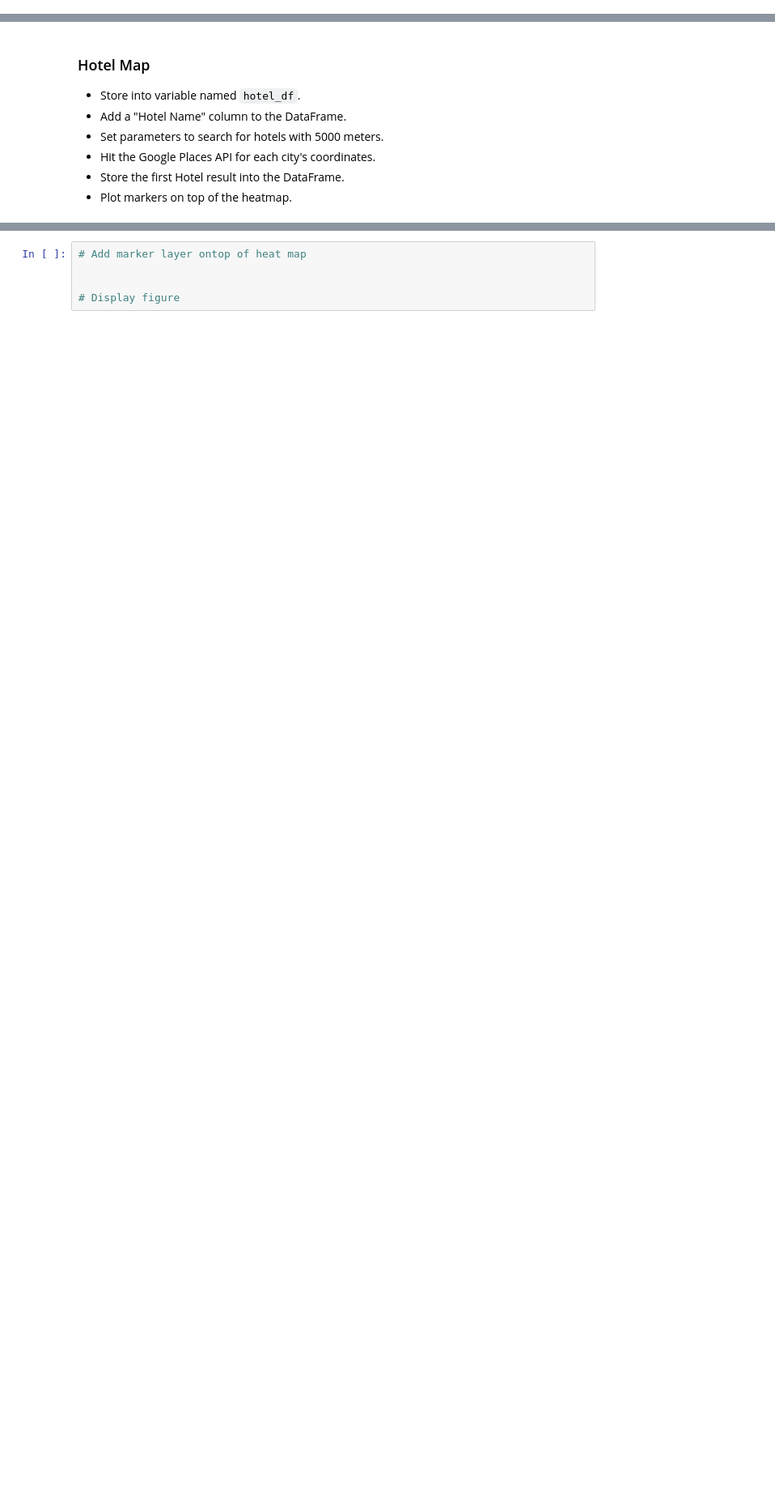
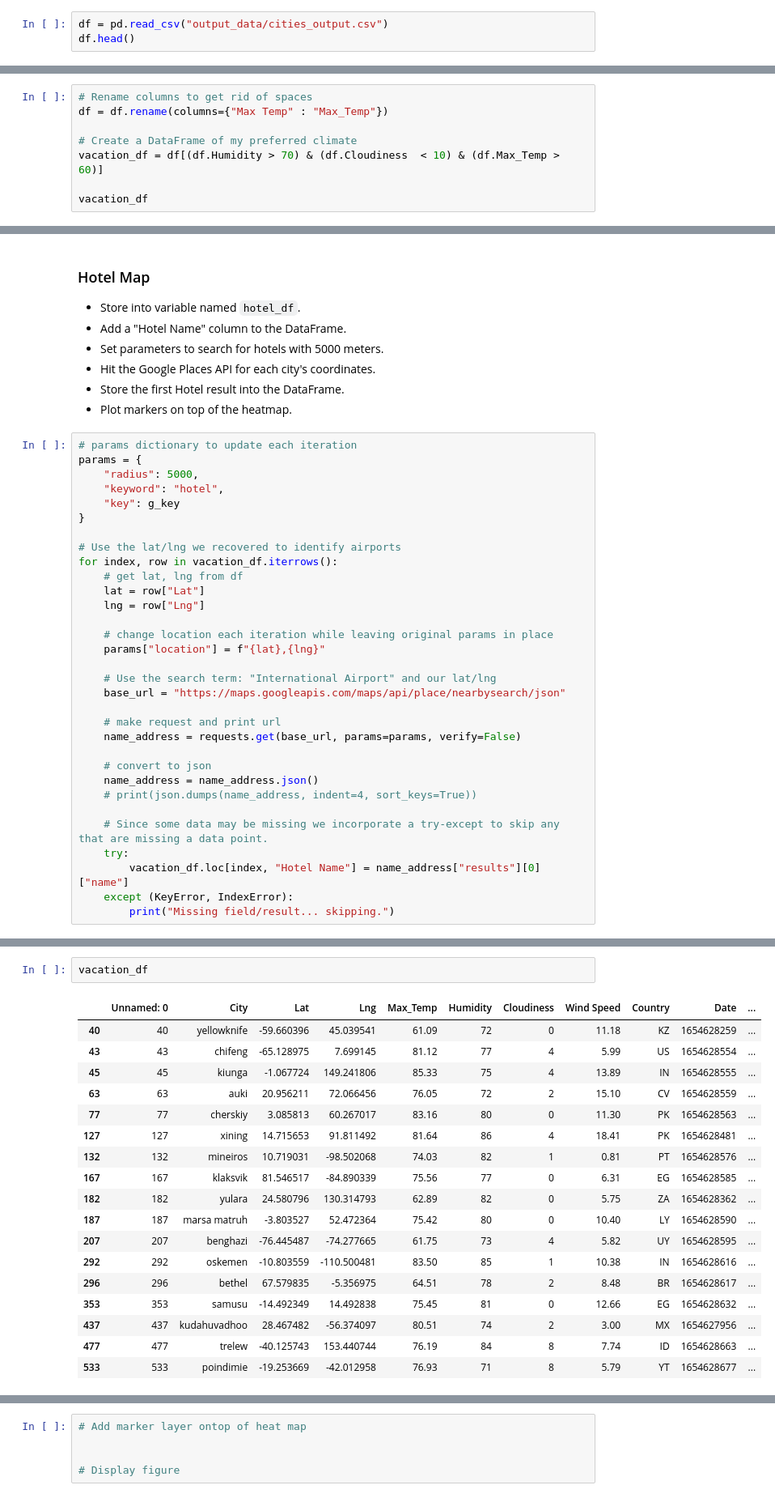
Before and after one commit to tbryan2/python-api-challenge, a Jupyter notebook: VacationPy.ipynb, the cells around one changed output, grey strips where cells are left out. Shown at 81% size. Cells and saved outputs as stored; diff of their text form; blank space fills up the shorter version.

```diff
--- a/VacationPy.ipynb
+++ b/VacationPy.ipynb
@@ -22,0 +18,3 @@ from api_keys import g_key
+# %%
+df = pd.read_csv("output_data/cities_output.csv")
+df.head()
@@ -29,3 +57,11 @@ from api_keys import g_key
 ### Create new DataFrame fitting weather criteria
 * Narrow down the cities to fit weather conditions.
 * Drop any rows will null values.
+# %%
+# Rename columns to get rid of spaces
+df = df.rename(columns={"Max Temp" : "Max_Temp"})
+
+# Create a DataFrame of my preferred climate
+vacation_df = df[(df.Humidity > 70) & (df.Cloudiness  < 10) & (df.Max_Temp > 60)]
+
+vacation_df
@@ -37,3 +92,35 @@ from api_keys import g_key
 * Hit the Google Places API for each city's coordinates.
 * Store the first Hotel result into the DataFrame.
 * Plot markers on top of the heatmap.
+# %%
+# params dictionary to update each iteration
+params = {
+    "radius": 5000,
+    "keyword": "hotel",
+    "key": g_key
+}
+
+# Use the lat/lng we recovered to identify airports
+for index, row in vacation_df.iterrows():
+    # get lat, lng from df
+    lat = row["Lat"]
+    lng = row["Lng"]
+
+    # change location each iteration while leaving original params in place
+    params["location"] = f"{lat},{lng}"
+
+    # Use the search term: "International Airport" and our lat/lng
+    base_url = "https://maps.googleapis.com/maps/api/place/nearbysearch/json"
+
+    # make request and print url
+    name_address = requests.get(base_url, params=params, verify=False)
+
+    # convert to json
+    name_address = name_address.json()
+    # print(json.dumps(name_address, indent=4, sort_keys=True))
+
+    # Since some data may be missing we incorporate a try-except to skip any that are missing a data point.
+    try:
+        vacation_df.loc[index, "Hotel Name"] = name_address["results"][0]["name"]
+    except (KeyError, IndexError):
+        print("Missing field/result... skipping.")
@@ -40,3 +143,24 @@ from api_keys import g_key
+# %%
+vacation_df
+# %% [output]
+|  | Unnamed: 0 | City | Lat | Lng | Max_Temp | Humidity | Cloudiness | Wind Speed | Country | Date | ... |
+| 40 | 40 | yellowknife | -59.660396 | 45.039541 | 61.09 | 72 | 0 | 11.18 | KZ | 1654628259 | ... |
+| 43 | 43 | chifeng | -65.128975 | 7.699145 | 81.12 | 77 | 4 | 5.99 | US | 1654628554 | ... |
+| 45 | 45 | kiunga | -1.067724 | 149.241806 | 85.33 | 75 | 4 | 13.89 | IN | 1654628555 | ... |
+| 63 | 63 | auki | 20.956211 | 72.066456 | 76.05 | 72 | 2 | 15.10 | CV | 1654628559 | ... |
+| 77 | 77 | cherskiy | 3.085813 | 60.267017 | 83.16 | 80 | 0 | 11.30 | PK | 1654628563 | ... |
+| 127 | 127 | xining | 14.715653 | 91.811492 | 81.64 | 86 | 4 | 18.41 | PK | 1654628481 | ... |
+| 132 | 132 | mineiros | 10.719031 | -98.502068 | 74.03 | 82 | 1 | 0.81 | PT | 1654628576 | ... |
+| 167 | 167 | klaksvik | 81.546517 | -84.890339 | 75.56 | 77 | 0 | 6.31 | EG | 1654628585 | ... |
+| 182 | 182 | yulara | 24.580796 | 130.314793 | 62.89 | 82 | 0 | 5.75 | ZA | 1654628362 | ... |
+| 187 | 187 | marsa matruh | -3.803527 | 52.472364 | 75.42 | 80 | 0 | 10.40 | LY | 1654628590 | ... |
+| 207 | 207 | benghazi | -76.445487 | -74.277665 | 61.75 | 73 | 4 | 5.82 | UY | 1654628595 | ... |
+| 292 | 292 | oskemen | -10.803559 | -110.500481 | 83.50 | 85 | 1 | 10.38 | IN | 1654628616 | ... |
+| 296 | 296 | bethel | 67.579835 | -5.356975 | 64.51 | 78 | 2 | 8.48 | BR | 1654628617 | ... |
+| 353 | 353 | samusu | -14.492349 | 14.492838 | 75.45 | 81 | 0 | 12.66 | EG | 1654628632 | ... |
+| 437 | 437 | kudahuvadhoo | 28.467482 | -56.374097 | 80.51 | 74 | 2 | 3.00 | MX | 1654627956 | ... |
+| 477 | 477 | trelew | -40.125743 | 153.440744 | 76.19 | 84 | 8 | 7.74 | ID | 1654628663 | ... |
+| 533 | 533 | poindimie | -19.253669 | -42.012958 | 76.93 | 71 | 8 | 5.79 | YT | 1654628677 | ... |
 # %%
 # NOTE: Do not change any of the code in this cell
 
```
Also changed, not shown: parts of 8 cells of this notebook, 4 other files.
